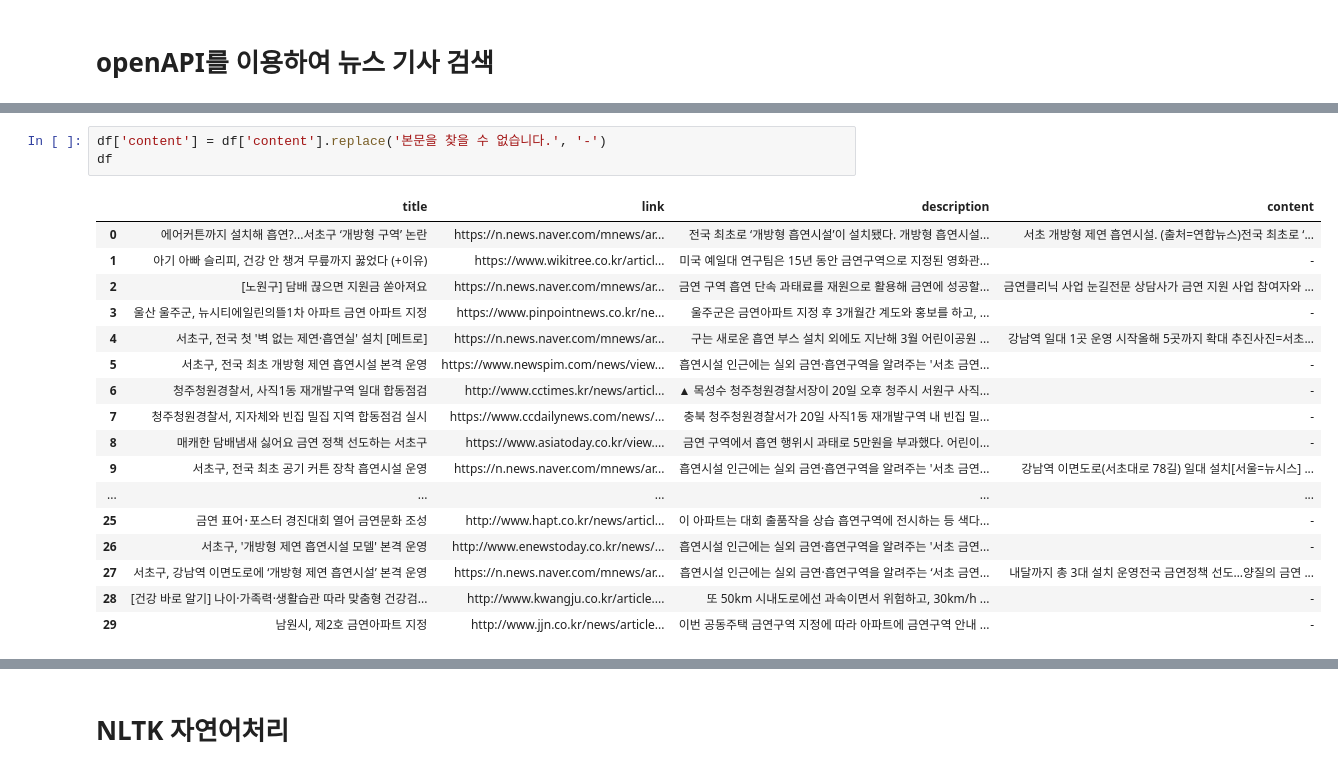
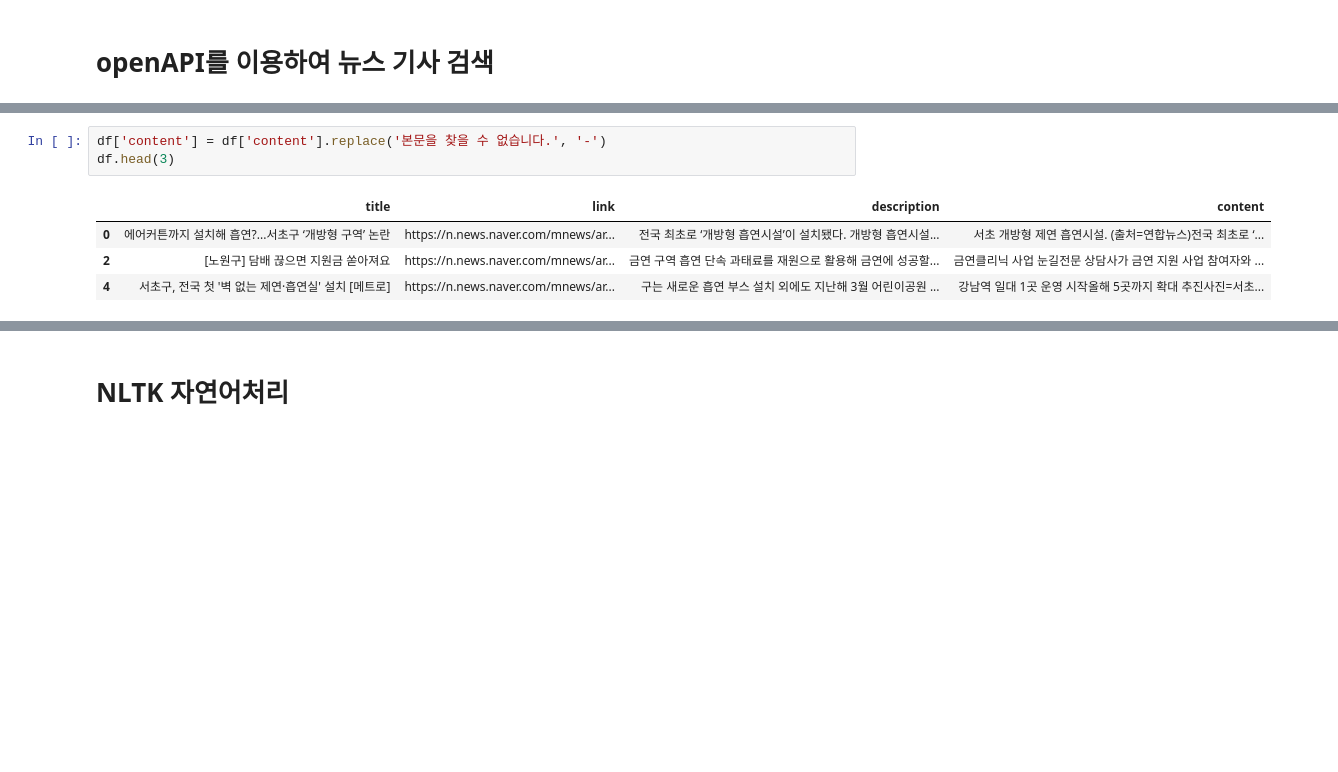
Before and after one commit to sehyeon24/1stPersonalProject, a Jupyter notebook: source/openAPI_자연어처리_RNN.ipynb, the cells around one changed output, grey strips where cells are left out. Cells and saved outputs as stored; diff of their text form; blank space fills up the shorter version.

```diff
--- a/source/openAPI_자연어처리_RNN.ipynb
+++ b/source/openAPI_자연어처리_RNN.ipynb
@@ -137,23 +121,10 @@ df
 # %%
 df['content'] = df['content'].replace('본문을 찾을 수 없습니다.', '-')
-df
+df.head(3)
 # %% [output]
 |  | title | link | description | content |
 | 0 | 에어커튼까지 설치해 흡연?...서초구 ‘개방형 구역’ 논란 | https://n.news.naver.com/mnews/ar... | 전국 최초로 ‘개방형 흡연시설’이 설치됐다. 개방형 흡연시설... | 서초 개방형 제연 흡연시설. (출처=연합뉴스)전국 최초로 ‘... |
-| 1 | 아기 아빠 슬리피, 건강 안 챙겨 무릎까지 꿇었다 (+이유) | https://www.wikitree.co.kr/articl... | 미국 예일대 연구팀은 15년 동안 금연구역으로 지정된 영화관... | - |
 | 2 | [노원구] 담배 끊으면 지원금 쏟아져요 | https://n.news.naver.com/mnews/ar... | 금연 구역 흡연 단속 과태료를 재원으로 활용해 금연에 성공할... | 금연클리닉 사업 눈길전문 상담사가 금연 지원 사업 참여자와 ... |
-| 3 | 울산 울주군, 뉴시티에일린의뜰1차 아파트 금연 아파트 지정 | https://www.pinpointnews.co.kr/ne... | 울주군은 금연아파트 지정 후 3개월간 계도와 홍보를 하고, ... | - |
 | 4 | 서초구, 전국 첫 '벽 없는 제연·흡연실' 설치 [메트로] | https://n.news.naver.com/mnews/ar... | 구는 새로운 흡연 부스 설치 외에도 지난해 3월 어린이공원 ... | 강남역 일대 1곳 운영 시작올해 5곳까지 확대 추진사진=서초... |
-| 5 | 서초구, 전국 최초 개방형 제연 흡연시설 본격 운영 | https://www.newspim.com/news/view... | 흡연시설 인근에는 실외 금연·흡연구역을 알려주는 '서초 금연... | - |
-| 6 | 청주청원경찰서, 사직1동 재개발구역 일대 합동점검 | http://www.cctimes.kr/news/articl... | ▲ 목성수 청주청원경찰서장이 20일 오후 청주시 서원구 사직... | - |
-| 7 | 청주청원경찰서, 지자체와 빈집 밀집 지역 합동점검 실시 | https://www.ccdailynews.com/news/... | 충북 청주청원경찰서가 20일 사직1동 재개발구역 내 빈집 밀... | - |
-| 8 | 매캐한 담배냄새 싫어요 금연 정책 선도하는 서초구 | https://www.asiatoday.co.kr/view.... | 금연 구역에서 흡연 행위시 과태로 5만원을 부과했다. 어린이... | - |
-| 9 | 서초구, 전국 최초 공기 커튼 장착 흡연시설 운영 | https://n.news.naver.com/mnews/ar... | 흡연시설 인근에는 실외 금연·흡연구역을 알려주는 '서초 금연... | 강남역 이면도로(서초대로 78길) 일대 설치[서울=뉴시스] ... |
-| ... | ... | ... | ... | ... |
-| 25 | 금연 표어･포스터 경진대회 열어 금연문화 조성 | http://www.hapt.co.kr/news/articl... | 이 아파트는 대회 출품작을 상습 흡연구역에 전시하는 등 색다... | - |
-| 26 | 서초구, '개방형 제연 흡연시설 모델' 본격 운영 | http://www.enewstoday.co.kr/news/... | 흡연시설 인근에는 실외 금연·흡연구역을 알려주는 '서초 금연... | - |
-| 27 | 서초구, 강남역 이면도로에 ‘개방형 제연 흡연시설’ 본격 운영 | https://n.news.naver.com/mnews/ar... | 흡연시설 인근에는 실외 금연·흡연구역을 알려주는 ‘서초 금연... | 내달까지 총 3대 설치 운영전국 금연정책 선도…양질의 금연 ... |
-| 28 | [건강 바로 알기] 나이·가족력·생활습관 따라 맞춤형 건강검... | http://www.kwangju.co.kr/article.... | 또 50km 시내도로에선 과속이면서 위험하고, 30km/h ... | - |
-| 29 | 남원시, 제2호 금연아파트 지정 | http://www.jjn.co.kr/news/article... | 이번 공동주택 금연구역 지정에 따라 아파트에 금연구역 안내 ... | - |
 # %%
 df = df[df['content'] != '-']
```
Also changed, not shown: parts of 10 cells of this notebook, 3 other files.
